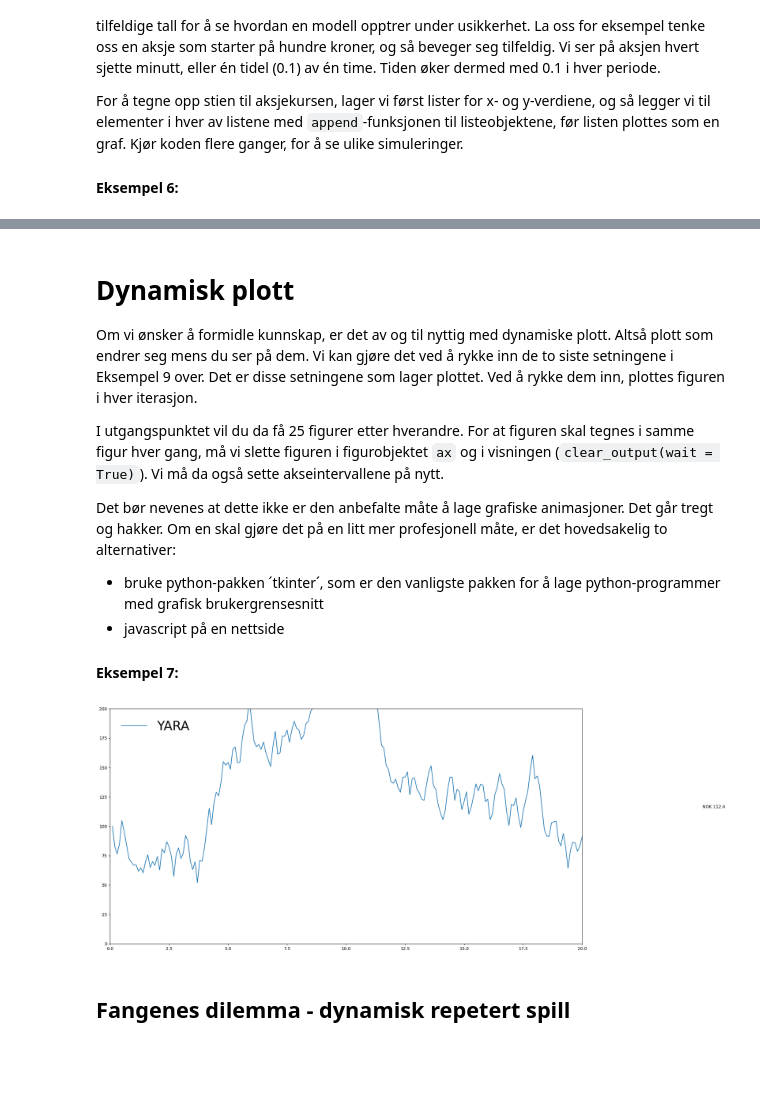
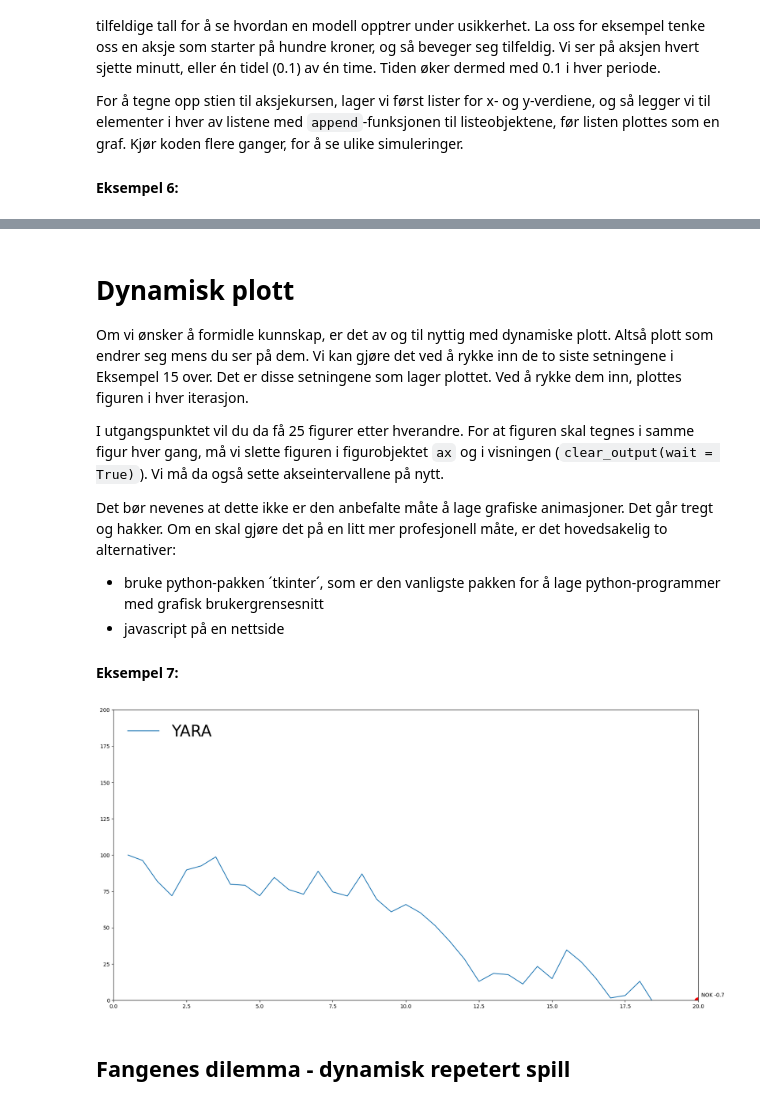
Before and after one commit to espensirnes/notebooks, a Jupyter notebook: 7 - løkker og simulering.ipynb, the cells around one changed output, grey strips where cells are left out. Saved outputs shown, nothing was run; the diff lists cells and outputs as text; code cells hidden in the pictures; blank space fills up the shorter version.

```diff
--- a/7 - løkker og simulering.ipynb
+++ b/7 - løkker og simulering.ipynb
@@ -141,7 +133,7 @@ ax.legend(loc='upper left',frameon=False,fontsize=30)
 # %% [markdown]
 # Dynamisk plott
 
-Om vi ønsker å formidle kunnskap, er det av og til nyttig med dynamiske plott. Altså plott som endrer seg mens du ser på dem. Vi kan gjøre det ved å rykke inn de to siste setningene i Eksempel 9 over. Det er disse setningene som lager plottet. Ved å rykke dem inn, plottes figuren i hver iterasjon.
+Om vi ønsker å formidle kunnskap, er det av og til nyttig med dynamiske plott. Altså plott som endrer seg mens du ser på dem. Vi kan gjøre det ved å rykke inn de to siste setningene i Eksempel 15 over. Det er disse setningene som lager plottet. Ved å rykke dem inn, plottes figuren i hver iterasjon.
 
 I utgangspunktet vil du da få 25 figurer etter hverandre. For at figuren skal tegnes i samme figur hver gang, må vi slette figuren i figurobjektet `ax` og i visningen (`clear_output(wait = True)`). Vi må da også sette akseintervallene på nytt.
 
@@ -157,37 +149,38 @@ x,y,dy=0,100,0
 ypath=[]
 xpath=[]
 
-while x<25:
-    x+= 0.1
+while x<20:
+    clear_output(wait = True)
+
+    x+= 0.5
     y+= dy
     dy=40*(np.random.rand()-0.5)
 
 
     xpath.append(x)
     ypath.append(y)
 
     #placing the plot function inside the loop, ensures that it is plotted every iteration
     ax.plot(xpath,ypath,label='YARA')
     ax.legend(loc='upper left',frameon=False,fontsize=30)
 
     #making dot:
     c=Ellipse((x, y), 0.25,5, color='r')
     ax.add_patch(c)
 
     #making text:
     ax.text(x+0.1,y+3,f'NOK {np.round(y,1)}')
 
     #jupyter only shows the last statement by default, so we need to add this
     #in order to plot at every iteration
     display(fig)
 
     #makes sure the plot and output are ereased each time:
     ax.cla()
     ax.set_ylim([0,200])
     ax.set_xlim([0,20])
-    clear_output(wait = True)
 # %% [output]
-[figure, old version]
+[figure, new version]
 # %% [markdown]
 ## Fangenes dilemma - dynamisk repetert spill
 # %% [markdown]
```
Also changed, not shown: parts of 34 cells of this notebook, 3 other files.
